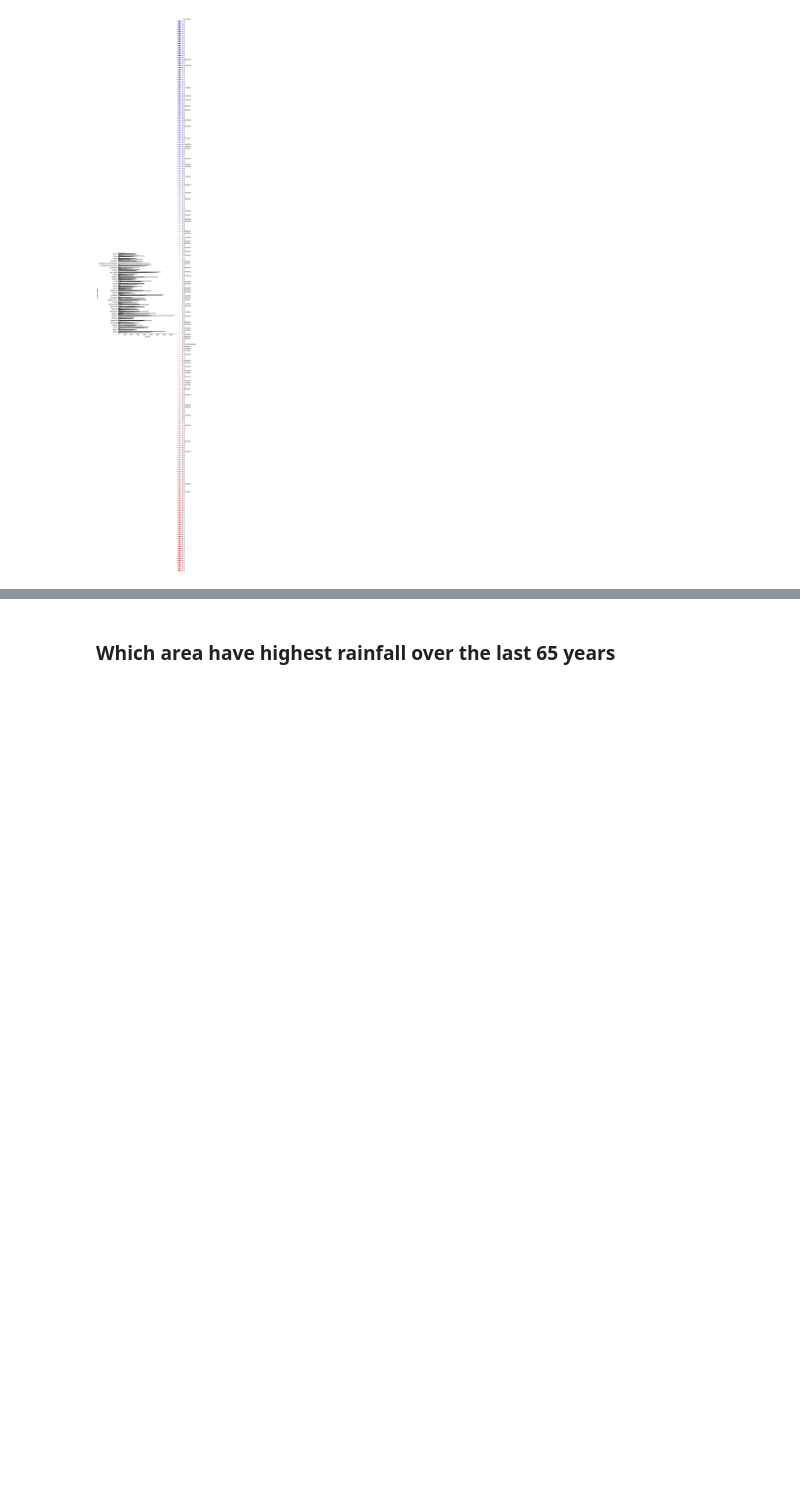
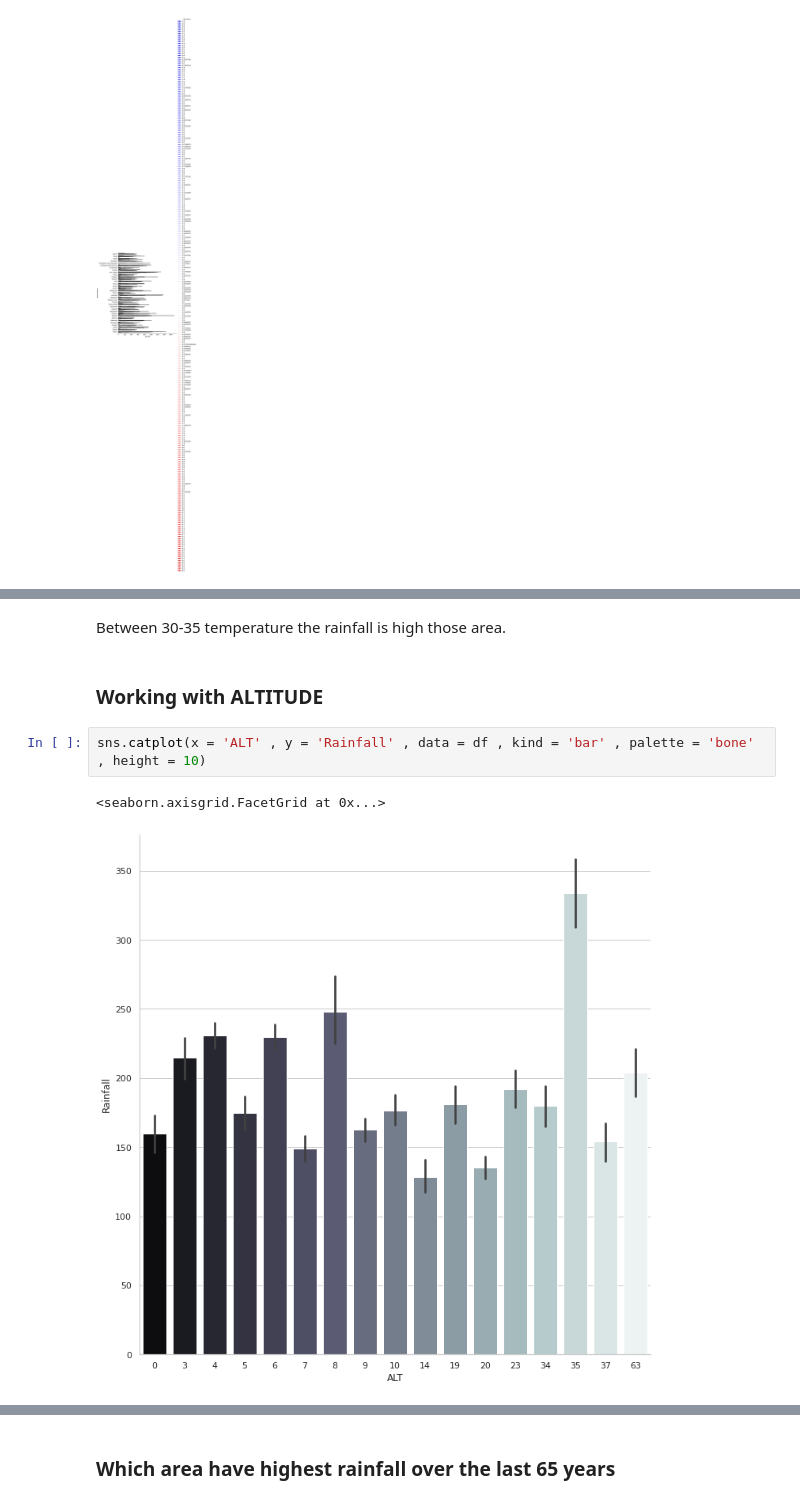
Before and after one commit to LIMON100/Rainfall-in-Bangladesh, a Jupyter notebook: EDA.ipynb, the cells around one changed output, grey strips where cells are left out. Saved outputs shown, nothing was run; the diff lists cells and outputs as text; blank space fills up the shorter version.

```diff
--- a/EDA.ipynb
+++ b/EDA.ipynb
@@ -257,0 +268,9 @@ sns.catplot(x = 'Rainfall' , y = 'Station Names' , hue = 'Max Temp' , data = df
+# %% [markdown]
+Between 30-35 temperature the rainfall is high those area.
+# %% [markdown]
+### Working with ALTITUDE
+# %%
+sns.catplot(x = 'ALT' , y = 'Rainfall' , data = df , kind = 'bar' , palette = 'bone' , height = 10)
+# %% [output]
+<seaborn.axisgrid.FacetGrid at 0x...>
+[figure, added]
```
Also changed, not shown: parts of 4 cells of this notebook.
